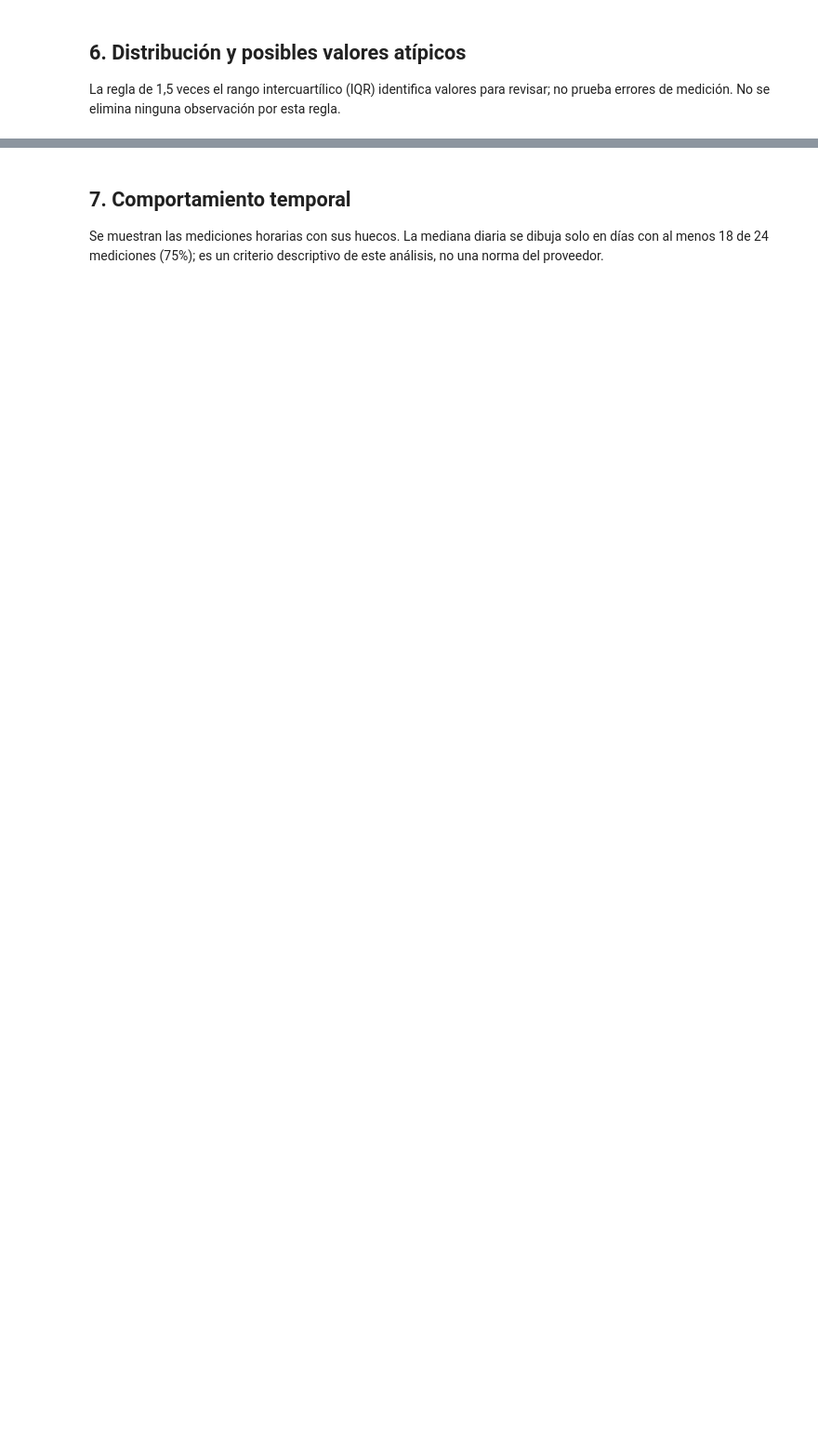
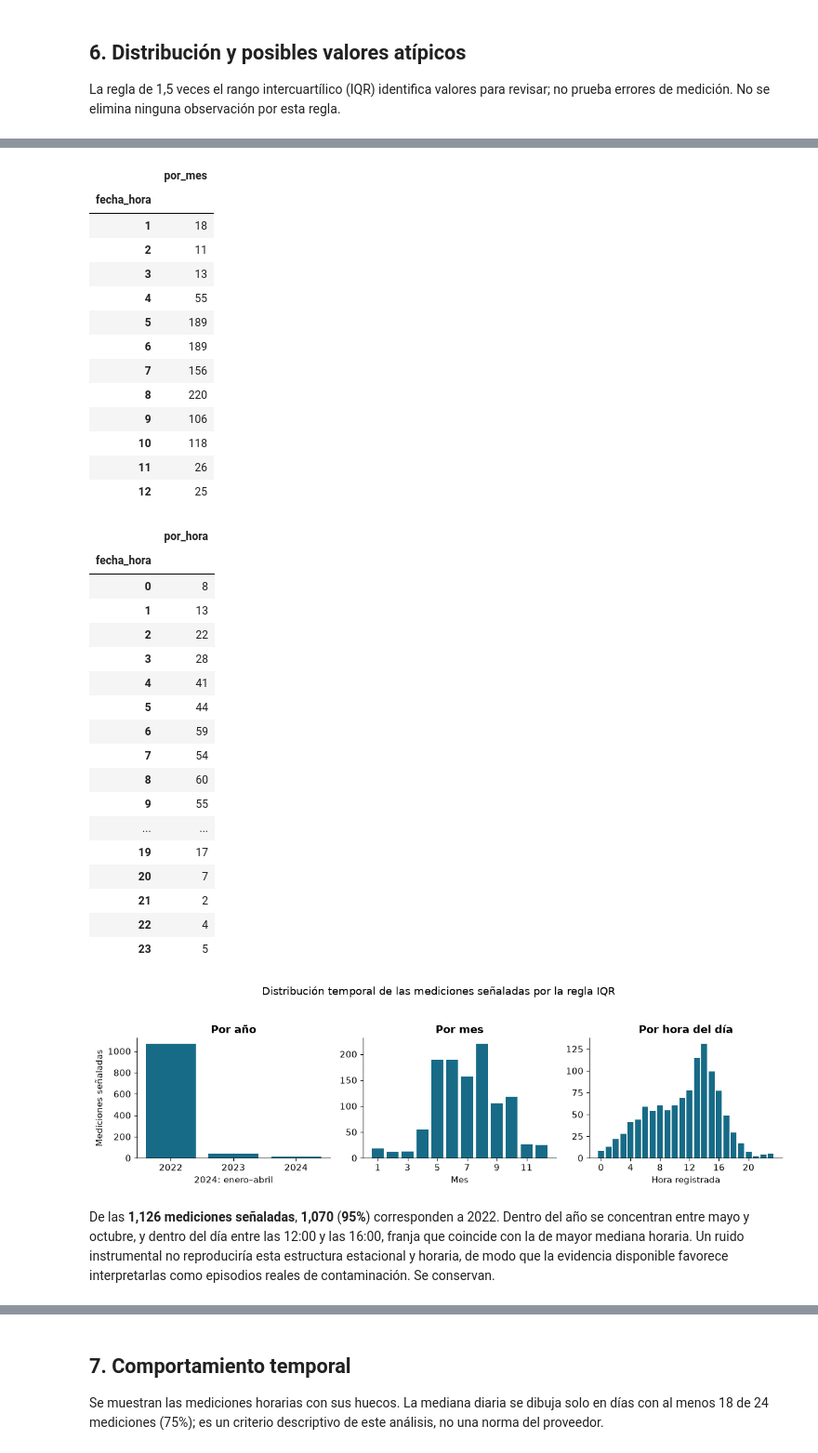
Before and after one commit to AIexander-lx/prediccion-pm25-santa-anita-, a Jupyter notebook: notebooks/01_eda.ipynb, the cells around one changed output, grey strips where cells are left out. Shown at 93% size. Drawn from its saved outputs; the diff is of its cells as text; code cells hidden in the pictures; blank space fills up the shorter version.

```diff
--- a/notebooks/01_eda.ipynb
+++ b/notebooks/01_eda.ipynb
@@ -392,0 +533,32 @@ La regla IQR señala **1,126 mediciones** (**5.81%** de las disponibles). Se con
+# %%
+altos = s[atipicos.fillna(False)]
+por_anio = altos.groupby(altos.index.year).size().rename('mediciones').to_frame()
+por_anio['pct_del_total'] = 100*por_anio.mediciones/len(altos)
+por_anio.index.name = 'anio'
+tabla(por_anio, 'atipicos_por_anio')
+por_mes = altos.groupby(altos.index.month).size().reindex(range(1,13), fill_value=0)
+por_hora = altos.groupby(altos.index.hour).size().reindex(range(24), fill_value=0)
+tabla(pd.DataFrame({'por_mes': por_mes}), 'atipicos_por_mes')
+tabla(pd.DataFrame({'por_hora': por_hora}), 'atipicos_por_hora')
+
+fig, axes = plt.subplots(1, 3, figsize=(12, 3.4))
+axes[0].bar(por_anio.index.astype(str), por_anio.mediciones, color=COLOR)
+axes[0].set(title='Por año', ylabel='Mediciones señaladas')
+axes[0].set_xlabel('2024: enero–abril')
+axes[1].bar(por_mes.index, por_mes.to_numpy(), color=COLOR)
+axes[1].set(title='Por mes', xlabel='Mes', xticks=range(1,13,2))
+axes[2].bar(por_hora.index, por_hora.to_numpy(), color=COLOR)
+axes[2].set(title='Por hora del día', xlabel='Hora registrada', xticks=range(0,24,4))
+fig.suptitle('Distribución temporal de las mediciones señaladas por la regla IQR', y=1.04)
+guardar(fig, '11_atipicos_calendario')
+
+anio_top = int(por_anio.mediciones.idxmax())
+display(Markdown(
+    f'De las **{len(altos):,} mediciones señaladas**, **{int(por_anio.loc[anio_top, "mediciones"]):,}** '
+    f'(**{por_anio.loc[anio_top, "pct_del_total"]:.0f}%**) corresponden a {anio_top}. '
+    f'Dentro del año se concentran entre mayo y octubre, y dentro del día entre las '
+    f'{int(por_hora.idxmax())-2:02d}:00 y las {int(por_hora.idxmax())+2:02d}:00, franja que coincide con la de '
+    'mayor mediana horaria. Un ruido instrumental no reproduciría esta estructura estacional y horaria, '
+    'de modo que la evidencia disponible favorece interpretarlas como episodios reales de contaminación. '
+    'Se conservan.'))
+# %% [output]
@@ -392,0 +570,34 @@ La regla IQR señala **1,126 mediciones** (**5.81%** de las disponibles). Se con
+|  | por_mes |
+| fecha_hora |  |
+| 1 | 18 |
+| 2 | 11 |
+| 3 | 13 |
+| 4 | 55 |
+| 5 | 189 |
+| 6 | 189 |
+| 7 | 156 |
+| 8 | 220 |
+| 9 | 106 |
+| 10 | 118 |
+| 11 | 26 |
+| 12 | 25 |
+|  | por_hora |
+| fecha_hora |  |
+| 0 | 8 |
+| 1 | 13 |
+| 2 | 22 |
+| 3 | 28 |
+| 4 | 41 |
+| 5 | 44 |
+| 6 | 59 |
+| 7 | 54 |
+| 8 | 60 |
+| 9 | 55 |
+| ... | ... |
+| 19 | 17 |
+| 20 | 7 |
+| 21 | 2 |
+| 22 | 4 |
+| 23 | 5 |
+[figure, added]
+De las **1,126 mediciones señaladas**, **1,070** (**95%**) corresponden a 2022. Dentro del año se concentran entre mayo y octubre, y dentro del día entre las 12:00 y las 16:00, franja que coincide con la de mayor mediana horaria. Un ruido instrumental no reproduciría esta estructura estacional y horaria, de modo que la evidencia disponible favorece interpretarlas como episodios reales de contaminación. Se conservan.
```
Also changed, not shown: parts of 33 cells of this notebook, 46 other files.
